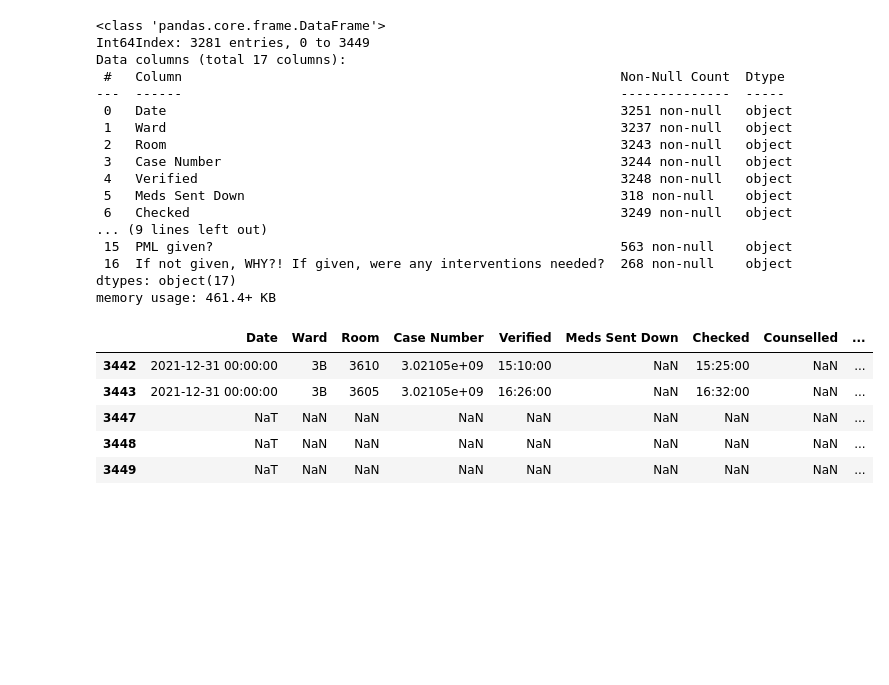
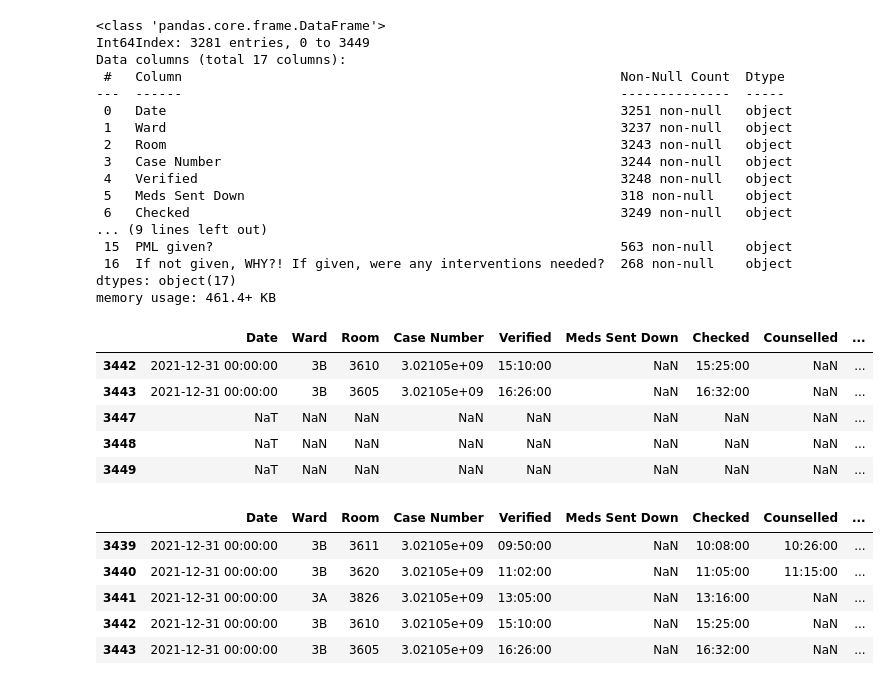
Before and after one commit to RoystonCXW/IS447---Smart-Healthcare, a Jupyter notebook: IS447/System/Data/Pharmacy Dept/Data Cleaning/PEH_Cleaning.ipynb, the cells around one changed output. Cells and saved outputs as stored; diff of their text form; code cells hidden in the pictures; blank space fills up the shorter version.

```diff
--- a/IS447/System/Data/Pharmacy Dept/Data Cleaning/PEH_Cleaning.ipynb
+++ b/IS447/System/Data/Pharmacy Dept/Data Cleaning/PEH_Cleaning.ipynb
@@ -79,4 +79,13 @@ df2.tail()
 | 3449 | NaT | NaN | NaN | NaN | NaN | NaN | NaN | NaN | ... |
 # %%
 df2.drop(df2.tail(3).index,inplace=True)
+# %%
+df2.tail()
+# %% [output]
+|  | Date | Ward | Room | Case Number | Verified | Meds Sent Down | Checked | Counselled | ... |
+| 3439 | 2021-12-31 00:00:00 | 3B | 3611 | 3.02105e+09 | 09:50:00 | NaN | 10:08:00 | 10:26:00 | ... |
+| 3440 | 2021-12-31 00:00:00 | 3B | 3620 | 3.02105e+09 | 11:02:00 | NaN | 11:05:00 | 11:15:00 | ... |
+| 3441 | 2021-12-31 00:00:00 | 3A | 3826 | 3.02105e+09 | 13:05:00 | NaN | 13:16:00 | NaN | ... |
+| 3442 | 2021-12-31 00:00:00 | 3B | 3610 | 3.02105e+09 | 15:10:00 | NaN | 15:25:00 | NaN | ... |
+| 3443 | 2021-12-31 00:00:00 | 3B | 3605 | 3.02105e+09 | 16:26:00 | NaN | 16:32:00 | NaN | ... |
 # %%
```
Also changed, not shown: parts of 4 cells of this notebook.
